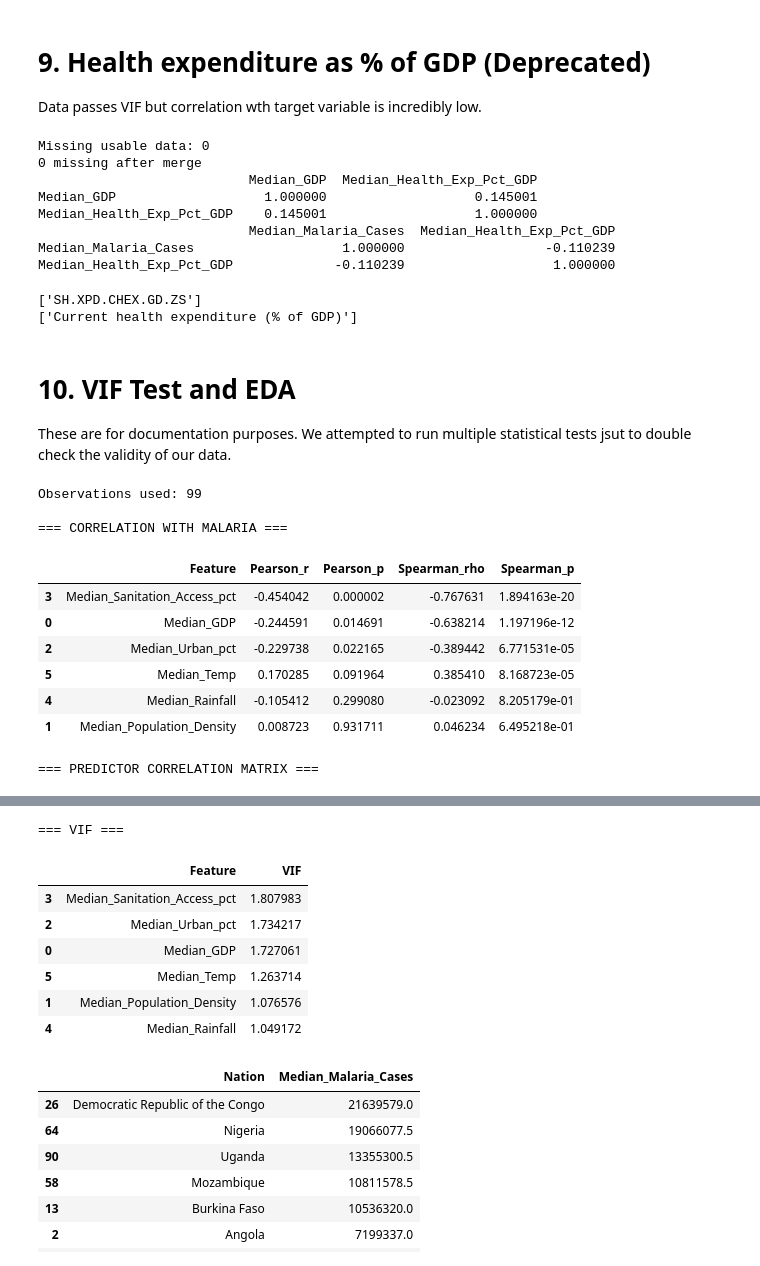
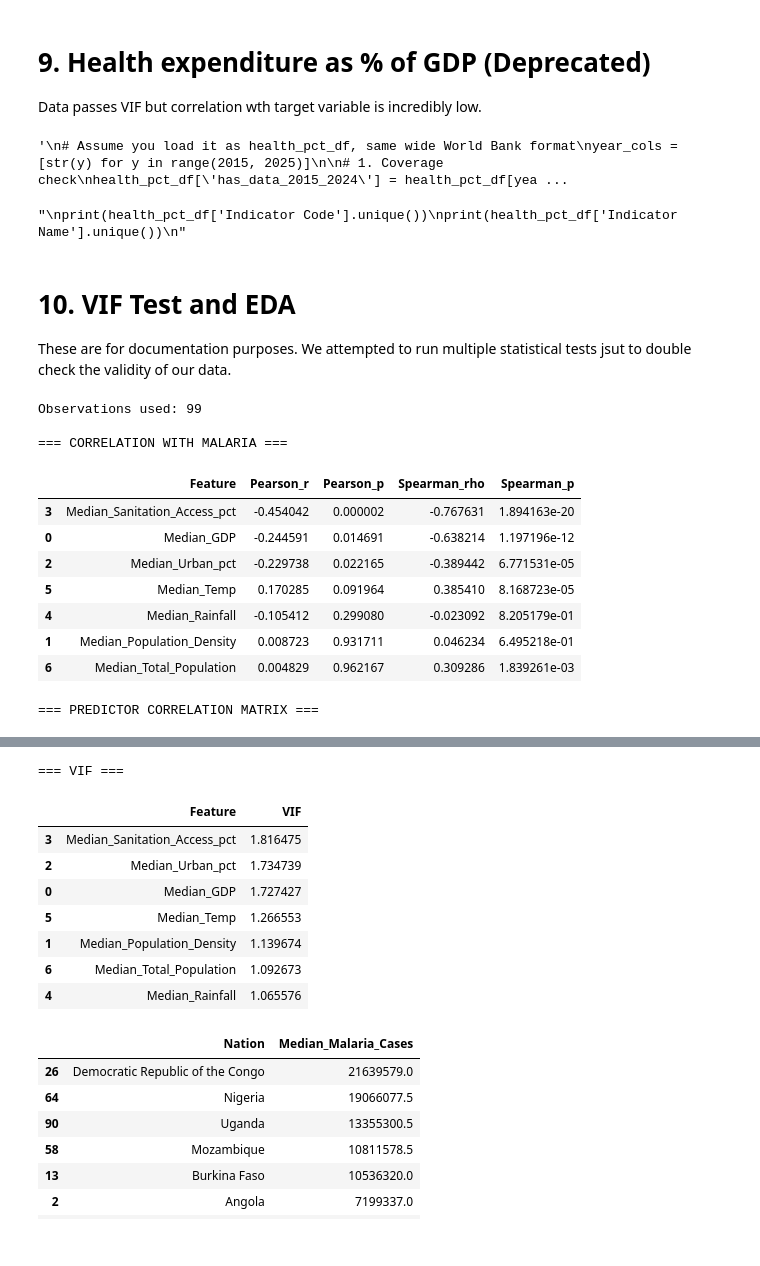
Before and after one commit to ZacharyMalonjao/Capstone2-A3101-Group2-SY26-27, a Jupyter notebook: ipynb_notebooks/01_data_cleaning.ipynb, the cells around one changed output, grey strips where cells are left out. Cells and saved outputs as stored; diff of their text form; code cells hidden in the pictures.

Commit message:
sensitivity analysis accomplished, tdo not merge wtih main
DO NOT MERGE THIS BRANCH BACK< THIS IS ONLY  A REFERENCE BRACNCH

```diff
--- a/ipynb_notebooks/01_data_cleaning.ipynb
+++ b/ipynb_notebooks/01_data_cleaning.ipynb
@@ -939,0 +955,26 @@ Data was complete, but clashed VIF test with GDP
+# %%
+#filter the valid nations
+total_population_df = total_population_df[total_population_df['Country Code'].isin(df_final['Country_Code'])]
+# %%
+year_cols = [str(y) for y in range(2015, 2025)]
+
+
+results = []
+for _, row in total_population_df.iterrows():
+    values = row[year_cols].dropna().values
+
+    # Need at least 3 data points to test
+    if len(values) < 3:
+        results.append({'Country Code': row['Country Code'], 'p_value': None, 'normal': None})
+        continue
+
+    stat, p = stats.shapiro(values)
+    results.append({
+        'Country Code': row['Country Code'],
+        'p_value': round(p, 4),
+        'normal': p > 0.05  # True = normal, False = skewed
+    })
+
+normality_df = pd.DataFrame(results)
+print(normality_df)
+print(normality_df['normal'].value_counts())
@@ -939,0 +1000,5 @@ Data was complete, but clashed VIF test with GDP
+# %%
+#Remove the extra years
+total_population_df['Median_Total_Population'] = total_population_df[year_cols].median(axis=1)
+total_population_df = total_population_df[['Country Code', 'Median_Total_Population']]
+total_population_df.head()
@@ -939,0 +1012,10 @@ Data was complete, but clashed VIF test with GDP
+# %%
+df_final = df_final.merge(
+	total_population_df,
+	how='left',
+	left_on='Country_Code',
+    right_on='Country Code'
+)
+df_final = df_final.drop(columns=['Country Code'])
+print(len(df_final))
+df_final.info()
@@ -1046,6 +1143,7 @@ Data passes VIF but correlation wth target variable is incredibly low.
 # %%
 health_pct_df = pd.read_csv('https://raw.githubusercontent.com/ZacharyMalonjao/Capstone2-A3101-Group2-SY26-27/refs/heads/validation-sensitivity-analysis/spreadsheets/API_SH.XPD.CHEX.GD.ZS_DS2_en_csv_v2_33342.csv', skiprows =3)
 # %%
+"""
 # Assume you load it as health_pct_df, same wide World Bank format
 year_cols = [str(y) for y in range(2015, 2025)]
 
@@ -1068,21 +1166,16 @@ print(df_final['Median_Health_Exp_Pct_GDP'].isna().sum(), "missing after merge")
 # 3. The two numbers that matter
 print(df_final[['Median_GDP', 'Median_Health_Exp_Pct_GDP']].corr())
 print(df_final[['Median_Malaria_Cases', 'Median_Health_Exp_Pct_GDP']].corr())
+"""
 # %% [output]
-Missing usable data: 0
-0 missing after merge
-                           Median_GDP  Median_Health_Exp_Pct_GDP
-Median_GDP                   1.000000                   0.145001
-Median_Health_Exp_Pct_GDP    0.145001                   1.000000
-                           Median_Malaria_Cases  Median_Health_Exp_Pct_GDP
-Median_Malaria_Cases                   1.000000                  -0.110239
-Median_Health_Exp_Pct_GDP             -0.110239                   1.000000
+'\n# Assume you load it as health_pct_df, same wide World Bank format\nyear_cols = [str(y) for y in range(2015, 2025)]\n\n# 1. Coverage check\nhealth_pct_df[\'has_data_2015_2024\'] = health_pct_df[yea ...
 # %%
+"""
 print(health_pct_df['Indicator Code'].unique())
 print(health_pct_df['Indicator Name'].unique())
+"""
 # %% [output]
-['SH.XPD.CHEX.GD.ZS']
-['Current health expenditure (% of GDP)']
+"\nprint(health_pct_df['Indicator Code'].unique())\nprint(health_pct_df['Indicator Name'].unique())\n"
 # %% [markdown]
 # 10. VIF Test and EDA
 These are for documentation purposes. We attempted to run multiple statistical tests jsut to double check the validity of our data.
@@ -1103,7 +1196,9 @@ predictor_cols = [
     'Median_Urban_pct',
     'Median_Sanitation_Access_pct',
     'Median_Rainfall',
-    'Median_Temp'
+    'Median_Temp',
+    'Median_Total_Population'
+
 ]
 
 target = 'Median_Malaria_Cases'
@@ -1189,6 +1284,7 @@ Observations used: 99
 | 5 | Median_Temp | 0.170285 | 0.091964 | 0.385410 | 8.168723e-05 |
 | 4 | Median_Rainfall | -0.105412 | 0.299080 | -0.023092 | 8.205179e-01 |
 | 1 | Median_Population_Density | 0.008723 | 0.931711 | 0.046234 | 6.495218e-01 |
+| 6 | Median_Total_Population | 0.004829 | 0.962167 | 0.309286 | 1.839261e-03 |
 === PREDICTOR CORRELATION MATRIX ===
 |  | Median_GDP | Median_Population_Density | Median_Urban_pct | Median_Sanitation_Access_pct | Median_Rainfall | ... |
 | Median_GDP | 1.000000 | 0.022264 | 0.575541 | 0.545285 | 0.006813 | ... |
@@ -1200,11 +1297,12 @@ Observations used: 99
 === VIF ===
 |  | Feature | VIF |
-| 3 | Median_Sanitation_Access_pct | 1.807983 |
-| 2 | Median_Urban_pct | 1.734217 |
-| 0 | Median_GDP | 1.727061 |
-| 5 | Median_Temp | 1.263714 |
-| 1 | Median_Population_Density | 1.076576 |
-| 4 | Median_Rainfall | 1.049172 |
+| 3 | Median_Sanitation_Access_pct | 1.816475 |
+| 2 | Median_Urban_pct | 1.734739 |
+| 0 | Median_GDP | 1.727427 |
+| 5 | Median_Temp | 1.266553 |
+| 1 | Median_Population_Density | 1.139674 |
+| 6 | Median_Total_Population | 1.092673 |
+| 4 | Median_Rainfall | 1.065576 |
 # %%
 df_final[['Nation', 'Median_Malaria_Cases']].sort_values(
     'Median_Malaria_Cases',
```
Also changed, not shown: parts of 16 cells of this notebook, 9 other files.
